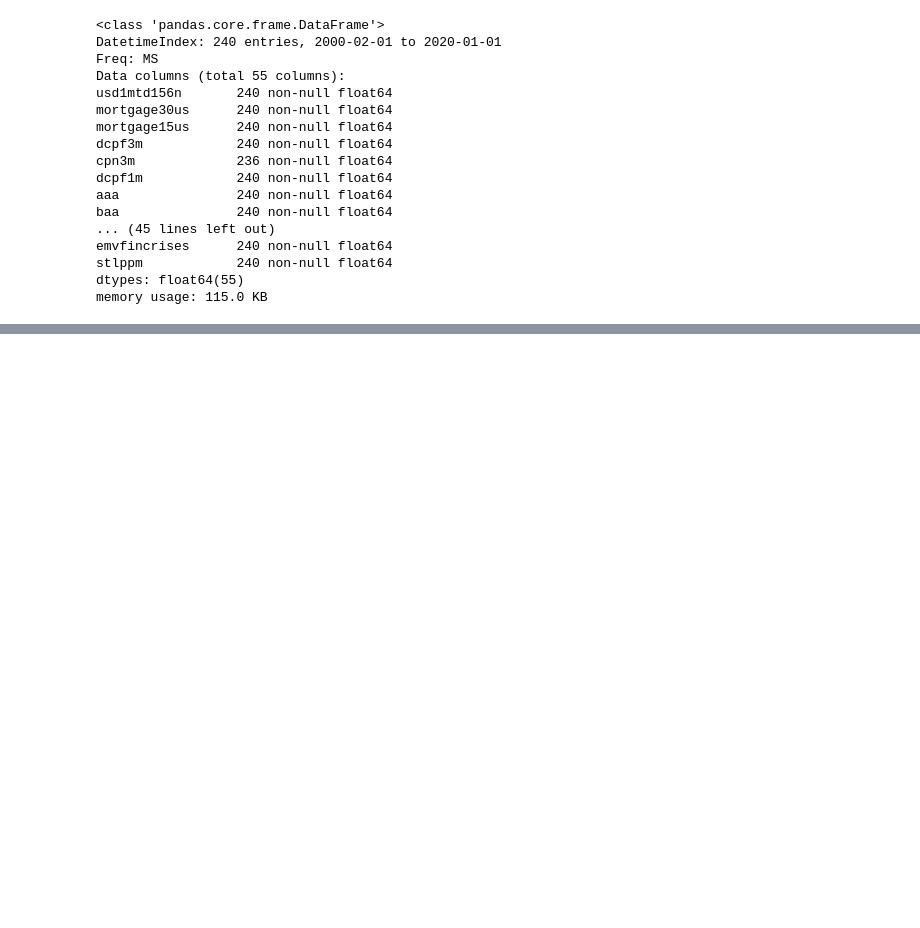
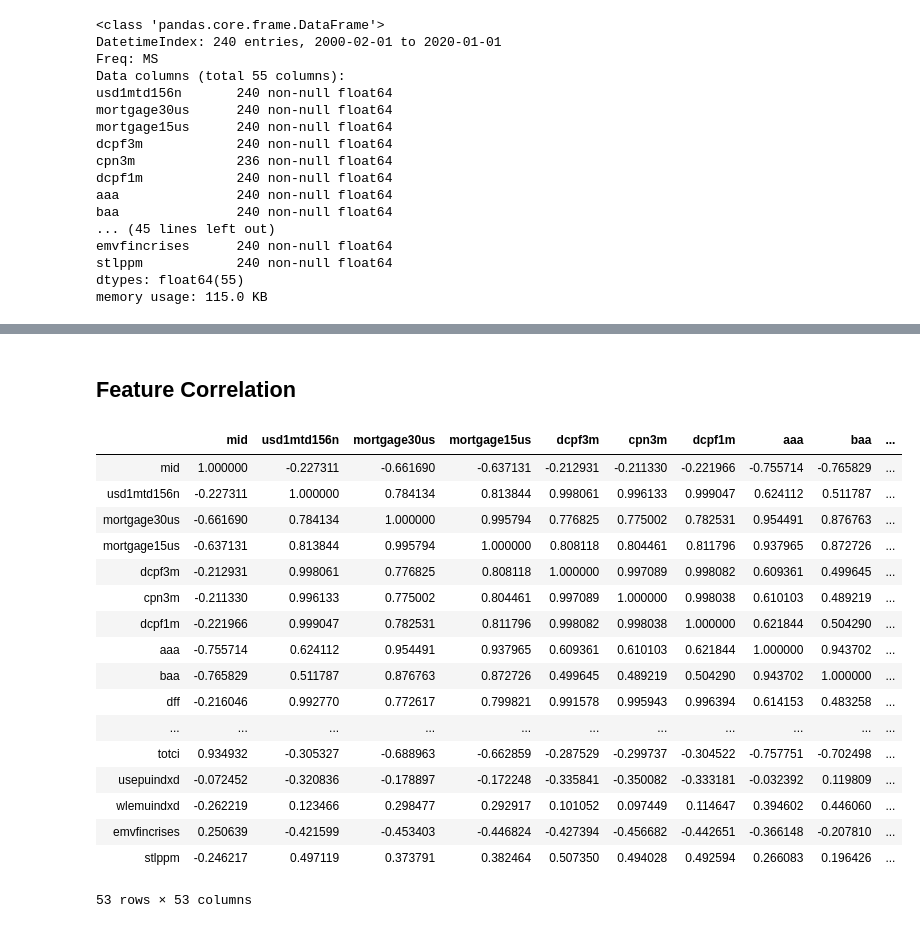
Before and after one commit to andrewcole33/reit_time_series_analysis, a Jupyter notebook: EDA.ipynb, the cells around one changed output, grey strips where cells are left out. Saved outputs shown, nothing was run; the diff lists cells and outputs as text; code cells hidden in the pictures; blank space fills up the shorter version.

```diff
--- a/EDA.ipynb
+++ b/EDA.ipynb
@@ -677,0 +712,23 @@ Lasso picked 19variables and eliminated the other33variables
+# %% [markdown]
+## Feature Correlation
+# %%
+AMT_rates.corr()
+# %% [output]
+|  | mid | usd1mtd156n | mortgage30us | mortgage15us | dcpf3m | cpn3m | dcpf1m | aaa | baa | ... |
+| mid | 1.000000 | -0.227311 | -0.661690 | -0.637131 | -0.212931 | -0.211330 | -0.221966 | -0.755714 | -0.765829 | ... |
+| usd1mtd156n | -0.227311 | 1.000000 | 0.784134 | 0.813844 | 0.998061 | 0.996133 | 0.999047 | 0.624112 | 0.511787 | ... |
+| mortgage30us | -0.661690 | 0.784134 | 1.000000 | 0.995794 | 0.776825 | 0.775002 | 0.782531 | 0.954491 | 0.876763 | ... |
+| mortgage15us | -0.637131 | 0.813844 | 0.995794 | 1.000000 | 0.808118 | 0.804461 | 0.811796 | 0.937965 | 0.872726 | ... |
+| dcpf3m | -0.212931 | 0.998061 | 0.776825 | 0.808118 | 1.000000 | 0.997089 | 0.998082 | 0.609361 | 0.499645 | ... |
+| cpn3m | -0.211330 | 0.996133 | 0.775002 | 0.804461 | 0.997089 | 1.000000 | 0.998038 | 0.610103 | 0.489219 | ... |
+| dcpf1m | -0.221966 | 0.999047 | 0.782531 | 0.811796 | 0.998082 | 0.998038 | 1.000000 | 0.621844 | 0.504290 | ... |
+| aaa | -0.755714 | 0.624112 | 0.954491 | 0.937965 | 0.609361 | 0.610103 | 0.621844 | 1.000000 | 0.943702 | ... |
+| baa | -0.765829 | 0.511787 | 0.876763 | 0.872726 | 0.499645 | 0.489219 | 0.504290 | 0.943702 | 1.000000 | ... |
+| dff | -0.216046 | 0.992770 | 0.772617 | 0.799821 | 0.991578 | 0.995943 | 0.996394 | 0.614153 | 0.483258 | ... |
+| ... | ... | ... | ... | ... | ... | ... | ... | ... | ... | ... |
+| totci | 0.934932 | -0.305327 | -0.688963 | -0.662859 | -0.287529 | -0.299737 | -0.304522 | -0.757751 | -0.702498 | ... |
+| usepuindxd | -0.072452 | -0.320836 | -0.178897 | -0.172248 | -0.335841 | -0.350082 | -0.333181 | -0.032392 | 0.119809 | ... |
+| wlemuindxd | -0.262219 | 0.123466 | 0.298477 | 0.292917 | 0.101052 | 0.097449 | 0.114647 | 0.394602 | 0.446060 | ... |
+| emvfincrises | 0.250639 | -0.421599 | -0.453403 | -0.446824 | -0.427394 | -0.456682 | -0.442651 | -0.366148 | -0.207810 | ... |
+| stlppm | -0.246217 | 0.497119 | 0.373791 | 0.382464 | 0.507350 | 0.494028 | 0.492594 | 0.266083 | 0.196426 | ... |
+53 rows × 53 columns
```
Also changed, not shown: parts of 22 cells of this notebook, 20 other files.
